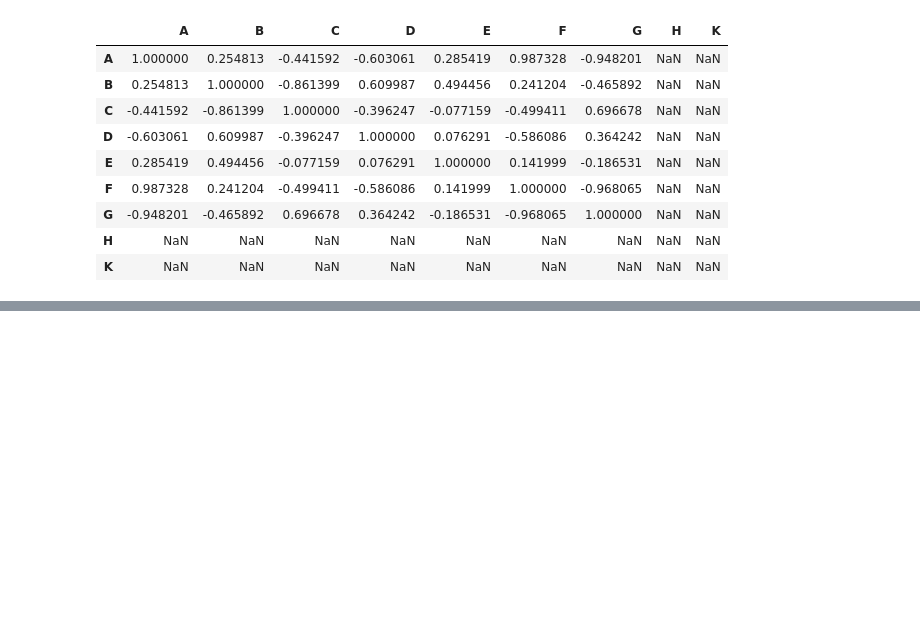
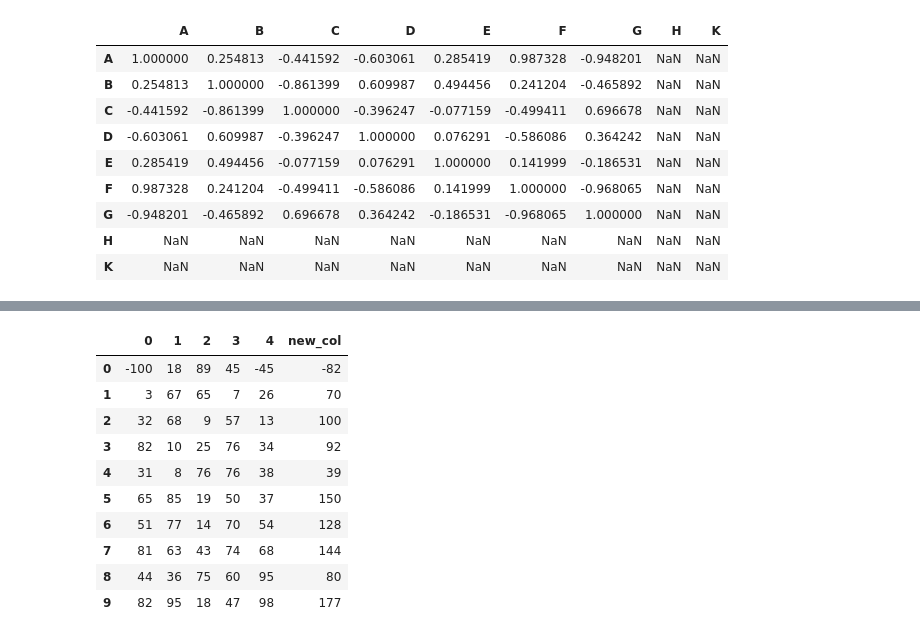
Before and after one commit to codewithdark-git/AI-ML-DL-Notebook, a Jupyter notebook: Python_Libraries/Pandas.ipynb, the cells around one changed output, grey strips where cells are left out. Cells and saved outputs as stored; diff of their text form; code cells hidden in the pictures; blank space fills up the shorter version.

```diff
--- a/Python_Libraries/Pandas.ipynb
+++ b/Python_Libraries/Pandas.ipynb
@@ -965,3 +965,5 @@ ran_df.corr()
 | G | -0.948201 | -0.465892 | 0.696678 | 0.364242 | -0.186531 | -0.968065 | 1.000000 | NaN | NaN |
 | H | NaN | NaN | NaN | NaN | NaN | NaN | NaN | NaN | NaN |
 | K | NaN | NaN | NaN | NaN | NaN | NaN | NaN | NaN | NaN |
+# %%
+num_frame = pd.DataFrame(np.random.randint(1, 100, size=(10, 5))).astype(int)
@@ -967,0 +1112,2 @@ ran_df.corr()
+# %%
+num_frame.loc[[0,0],[0,4]] = -100, -45
@@ -967,0 +1239,2 @@ ran_df.corr()
+# %%
+num_frame.add_prefix(prefix='col_')
@@ -967,0 +1253,2 @@ ran_df.corr()
+# %%
+num_frame.add_suffix(suffix='_col')
@@ -967,0 +1281,14 @@ ran_df.corr()
+# %%
+num_frame.assign(new_col=num_frame[0] + num_frame[1])
+# %% [output]
+|  | 0 | 1 | 2 | 3 | 4 | new_col |
+| 0 | -100 | 18 | 89 | 45 | -45 | -82 |
+| 1 | 3 | 67 | 65 | 7 | 26 | 70 |
+| 2 | 32 | 68 | 9 | 57 | 13 | 100 |
+| 3 | 82 | 10 | 25 | 76 | 34 | 92 |
+| 4 | 31 | 8 | 76 | 76 | 38 | 39 |
+| 5 | 65 | 85 | 19 | 50 | 37 | 150 |
+| 6 | 51 | 77 | 14 | 70 | 54 | 128 |
+| 7 | 81 | 63 | 43 | 74 | 68 | 144 |
+| 8 | 44 | 36 | 75 | 60 | 95 | 80 |
+| 9 | 82 | 95 | 18 | 47 | 98 | 177 |
```
Also changed, not shown: parts of 36 cells of this notebook.
